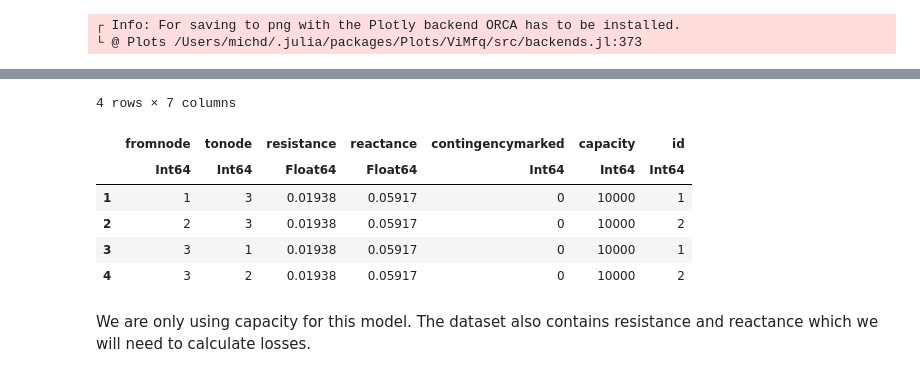
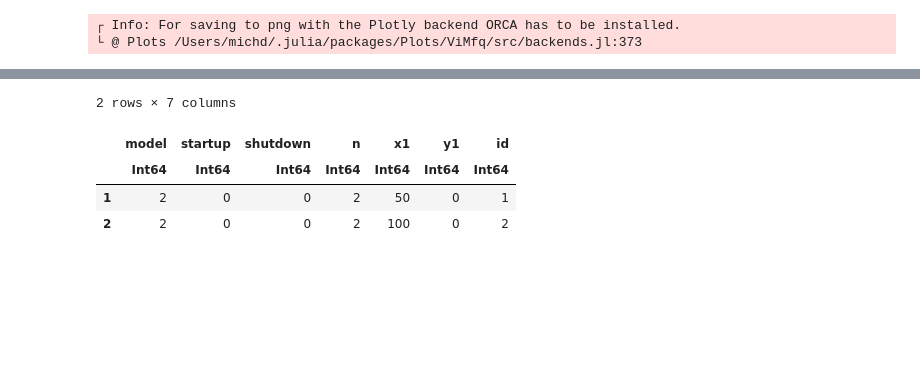
Before and after one commit to Power-Systems-Optimization-Course/power-systems-optimization, a Jupyter notebook: Notebooks/06-Optimal-Power-Flow.ipynb, the cells around one changed output, grey strips where cells are left out. Drawn from its saved outputs; the diff is of its cells as text; code cells hidden in the pictures; blank space fills up the shorter version.

```diff
--- a/Notebooks/06-Optimal-Power-Flow.ipynb
+++ b/Notebooks/06-Optimal-Power-Flow.ipynb
@@ -125,12 +127,9 @@ Here are the transmission lines:
-# %%
-lines
-# %% [output]
-4 rows × 7 columns
-|  | fromnode | tonode | resistance | reactance | contingencymarked | capacity | id |
-|  | Int64 | Int64 | Float64 | Float64 | Int64 | Int64 | Int64 |
-| 1 | 1 | 3 | 0.01938 | 0.05917 | 0 | 10000 | 1 |
-| 2 | 2 | 3 | 0.01938 | 0.05917 | 0 | 10000 | 2 |
-| 3 | 3 | 1 | 0.01938 | 0.05917 | 0 | 10000 | 1 |
-| 4 | 3 | 2 | 0.01938 | 0.05917 | 0 | 10000 | 2 |
-# %% [markdown]
-We are only using capacity for this model. The dataset also contains resistance and reactance which we will need to calculate losses.
+# %%
+# and generator cost dataset:
+gencost
+# %% [output]
+2 rows × 7 columns
+|  | model | startup | shutdown | n | x1 | y1 | id |
+|  | Int64 | Int64 | Int64 | Int64 | Int64 | Int64 | Int64 |
+| 1 | 2 | 0 | 0 | 2 | 50 | 0 | 1 |
+| 2 | 2 | 0 | 0 | 2 | 100 | 0 | 2 |
```
Also changed, not shown: parts of 29 cells of this notebook, 5 other files.
